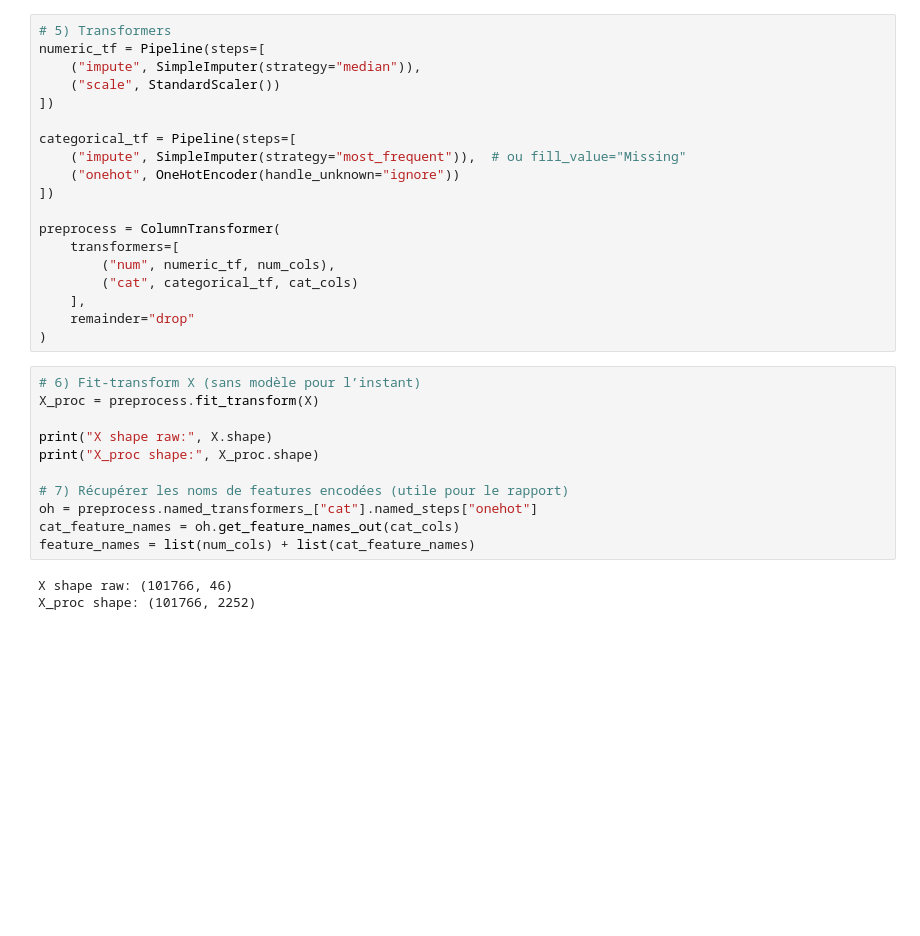
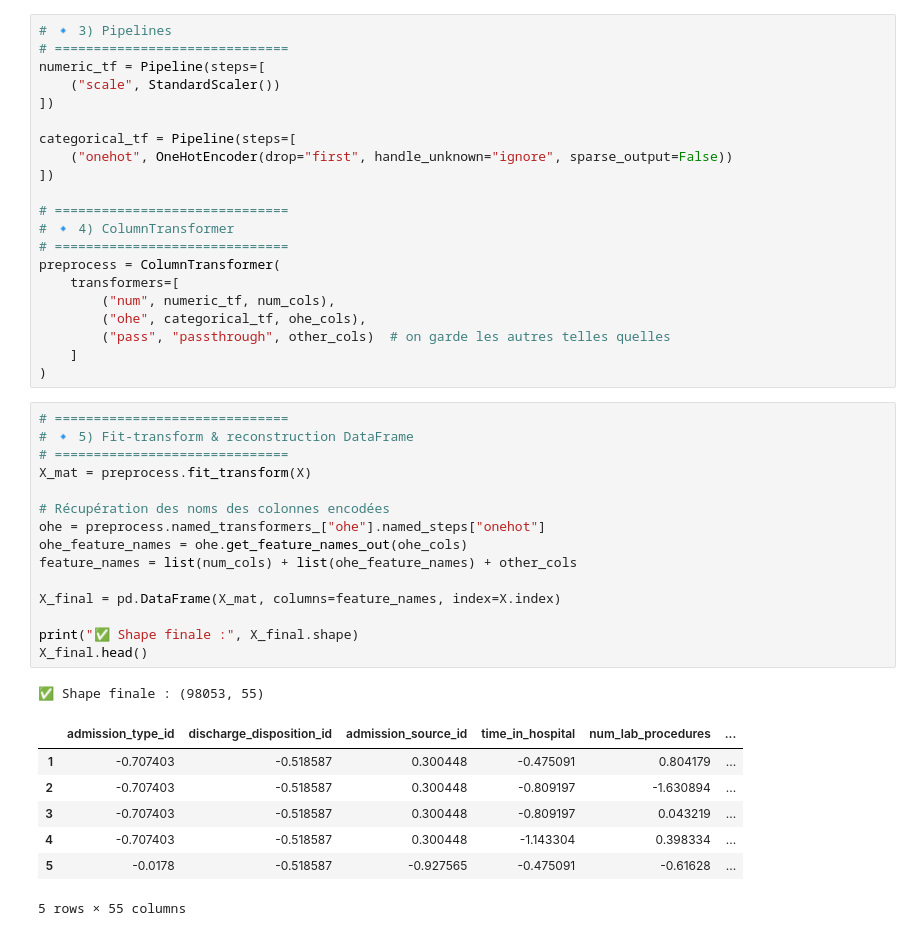
Before and after one commit to Kelian2909/applied, a Jupyter notebook: test.ipynb, the cells around one changed output. Drawn from its saved outputs; the diff is of its cells as text; blank space fills up the shorter version.

Commit message:
update preprocessing and feature engineering

```diff
--- a/test.ipynb
+++ b/test.ipynb
@@ -74,33 +178,45 @@ for c in ["A1Cresult", "max_glu_serum"]:
 # %%
-# 5) Transformers
+# 🔹 3) Pipelines
+# ==============================
 numeric_tf = Pipeline(steps=[
-    ("impute", SimpleImputer(strategy="median")),
     ("scale", StandardScaler())
 ])
 
 categorical_tf = Pipeline(steps=[
-    ("impute", SimpleImputer(strategy="most_frequent")),  # ou fill_value="Missing"
-    ("onehot", OneHotEncoder(handle_unknown="ignore"))
+    ("onehot", OneHotEncoder(drop="first", handle_unknown="ignore", sparse_output=False))
 ])
 
+# ==============================
+# 🔹 4) ColumnTransformer
+# ==============================
 preprocess = ColumnTransformer(
     transformers=[
         ("num", numeric_tf, num_cols),
-        ("cat", categorical_tf, cat_cols)
-    ],
-    remainder="drop"
+        ("ohe", categorical_tf, ohe_cols),
+        ("pass", "passthrough", other_cols)  # on garde les autres telles quelles
+    ]
 )
-# %%
-# 6) Fit-transform X (sans modèle pour l’instant)
-X_proc = preprocess.fit_transform(X)
-
-print("X shape raw:", X.shape)
-print("X_proc shape:", X_proc.shape)
-
-# 7) Récupérer les noms de features encodées (utile pour le rapport)
-oh = preprocess.named_transformers_["cat"].named_steps["onehot"]
-cat_feature_names = oh.get_feature_names_out(cat_cols)
-feature_names = list(num_cols) + list(cat_feature_names)
-# %% [output]
-X shape raw: (101766, 46)
-X_proc shape: (101766, 2252)
+# %%
+# ==============================
+# 🔹 5) Fit-transform & reconstruction DataFrame
+# ==============================
+X_mat = preprocess.fit_transform(X)
+
+# Récupération des noms des colonnes encodées
+ohe = preprocess.named_transformers_["ohe"].named_steps["onehot"]
+ohe_feature_names = ohe.get_feature_names_out(ohe_cols)
+feature_names = list(num_cols) + list(ohe_feature_names) + other_cols
+
+X_final = pd.DataFrame(X_mat, columns=feature_names, index=X.index)
+
+print("✅ Shape finale :", X_final.shape)
+X_final.head()
+# %% [output]
+✅ Shape finale : (98053, 55)
+|  | admission_type_id | discharge_disposition_id | admission_source_id | time_in_hospital | num_lab_procedures | ... |
+| 1 | -0.707403 | -0.518587 | 0.300448 | -0.475091 | 0.804179 | ... |
+| 2 | -0.707403 | -0.518587 | 0.300448 | -0.809197 | -1.630894 | ... |
+| 3 | -0.707403 | -0.518587 | 0.300448 | -0.809197 | 0.043219 | ... |
+| 4 | -0.707403 | -0.518587 | 0.300448 | -1.143304 | 0.398334 | ... |
+| 5 | -0.0178 | -0.518587 | -0.927565 | -0.475091 | -0.61628 | ... |
+5 rows × 55 columns
```
Also changed, not shown: parts of 13 cells of this notebook, 2 other files.
